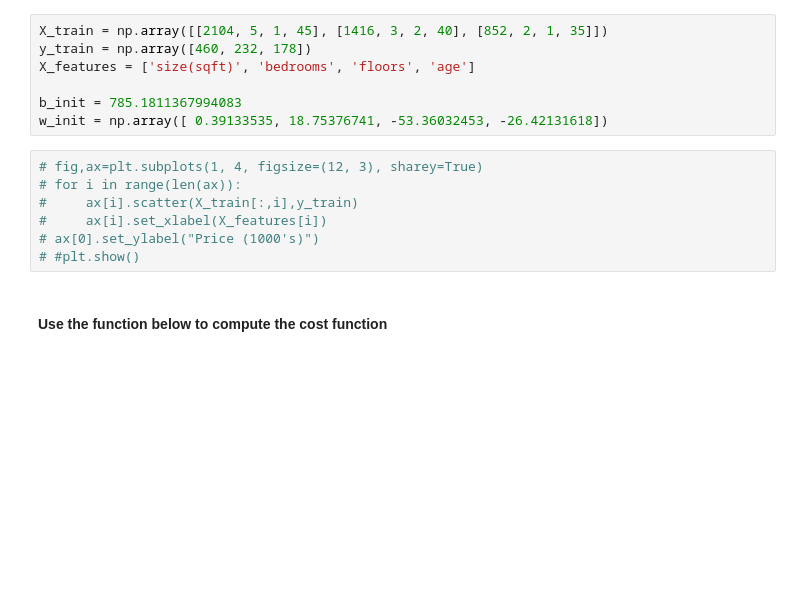
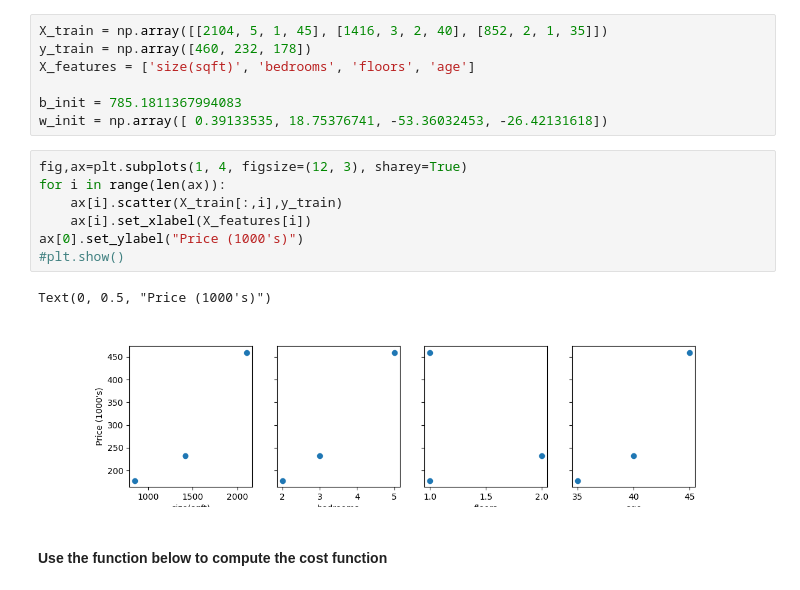
Before and after one commit to yayacodes/Predictigo, a Jupyter notebook: Predictigo.ipynb, the cells around one changed output. Cells and saved outputs as stored; diff of their text form; blank space fills up the shorter version.

Commit message:
uncommented plotting

```diff
--- a/Predictigo.ipynb
+++ b/Predictigo.ipynb
@@ -24,12 +24,15 @@ X_features = ['size(sqft)', 'bedrooms', 'floors', 'age']
 b_init = 785.1811367994083
 w_init = np.array([ 0.39133535, 18.75376741, -53.36032453, -26.42131618])
 # %%
-# fig,ax=plt.subplots(1, 4, figsize=(12, 3), sharey=True)
-# for i in range(len(ax)):
-#     ax[i].scatter(X_train[:,i],y_train)
-#     ax[i].set_xlabel(X_features[i])
-# ax[0].set_ylabel("Price (1000's)")
-# #plt.show()
+fig,ax=plt.subplots(1, 4, figsize=(12, 3), sharey=True)
+for i in range(len(ax)):
+    ax[i].scatter(X_train[:,i],y_train)
+    ax[i].set_xlabel(X_features[i])
+ax[0].set_ylabel("Price (1000's)")
+#plt.show()
+# %% [output]
+Text(0, 0.5, "Price (1000's)")
+[figure, added]
 # %% [markdown]
 #### Use the function below to compute the cost function
 # %%
```
Also changed, not shown: parts of 1 cell of this notebook.
